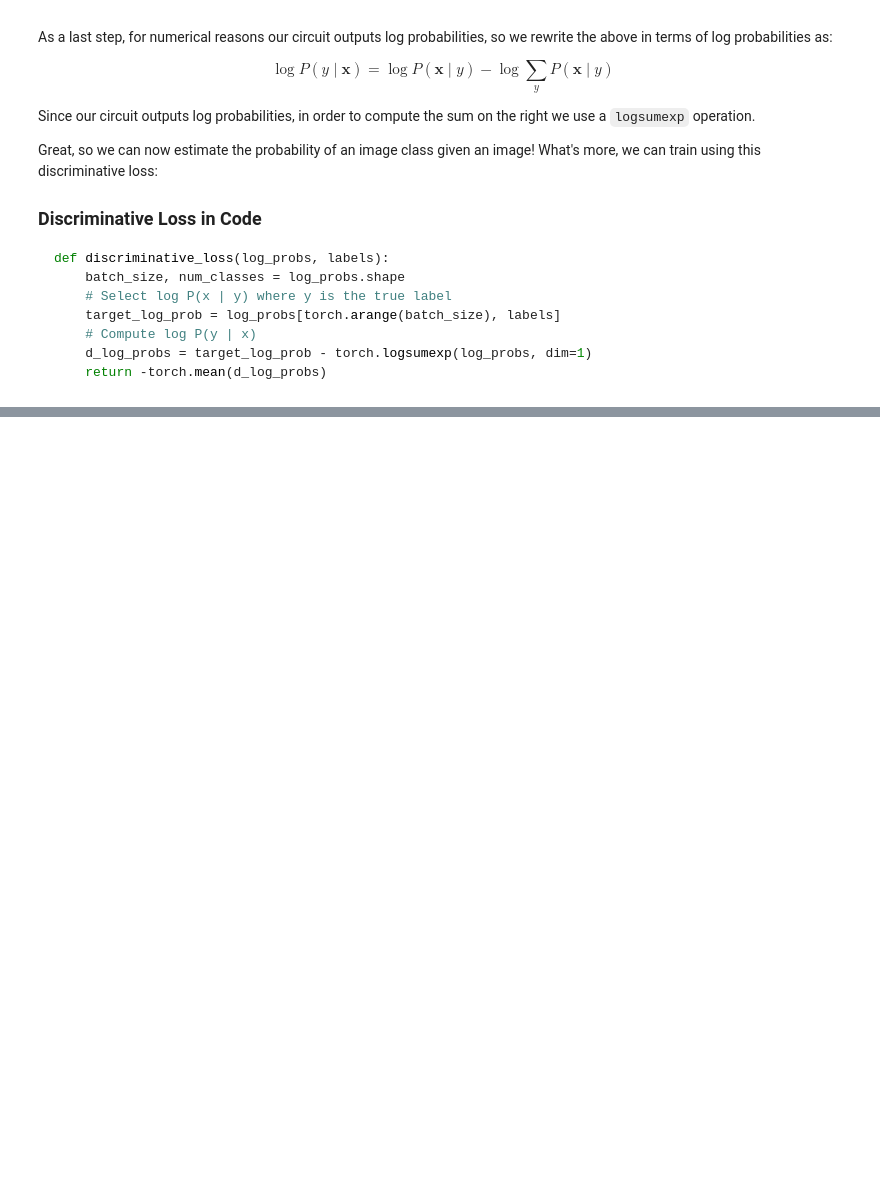
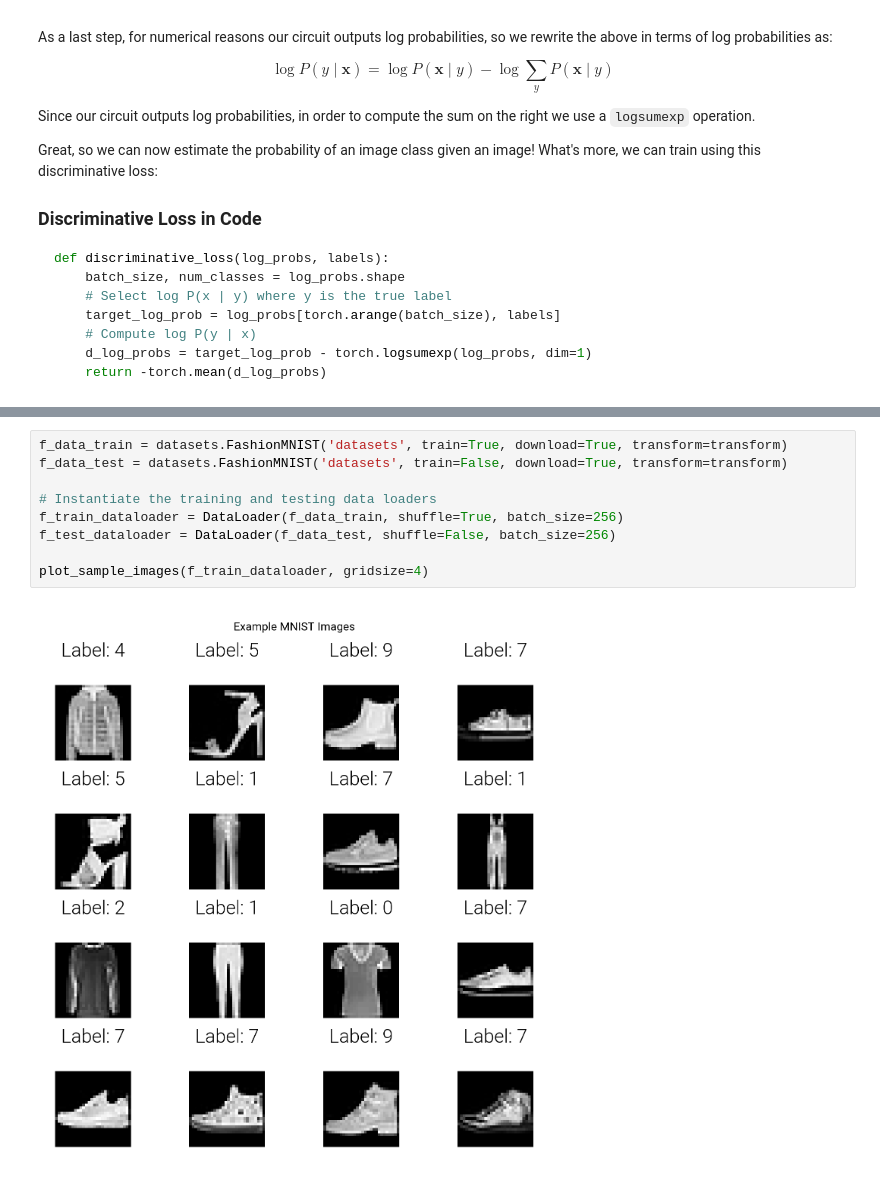
Before and after one commit to april-tools/cirkit, a Jupyter notebook: notebooks/generative-circuit.ipynb, the cells around one changed output, grey strips where cells are left out. Cells and saved outputs as stored; diff of their text form; blank space fills up the shorter version.

```diff
--- a/notebooks/generative-circuit.ipynb
+++ b/notebooks/generative-circuit.ipynb
@@ -574,0 +712,11 @@ dict_keys(['QuadGraph $\\lambda$=0.00', 'QuadGraph $\\lambda$=0.25', 'QuadGraph
+# %%
+f_data_train = datasets.FashionMNIST('datasets', train=True, download=True, transform=transform)
+f_data_test = datasets.FashionMNIST('datasets', train=False, download=True, transform=transform)
+
+# Instantiate the training and testing data loaders
+f_train_dataloader = DataLoader(f_data_train, shuffle=True, batch_size=256)
+f_test_dataloader = DataLoader(f_data_test, shuffle=False, batch_size=256)
+
+plot_sample_images(f_train_dataloader, gridsize=4)
+# %% [output]
+[figure, added]
```
Also changed, not shown: parts of 17 cells of this notebook.
